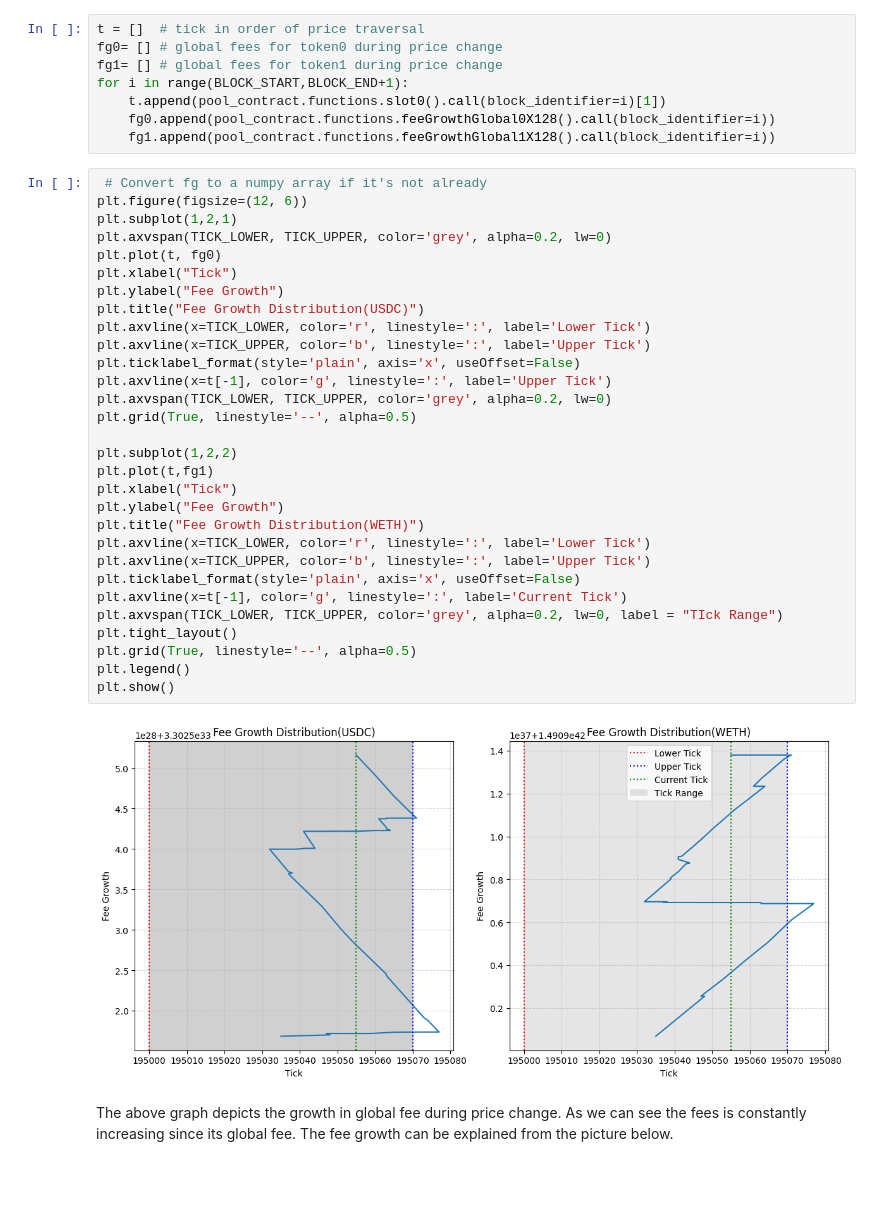
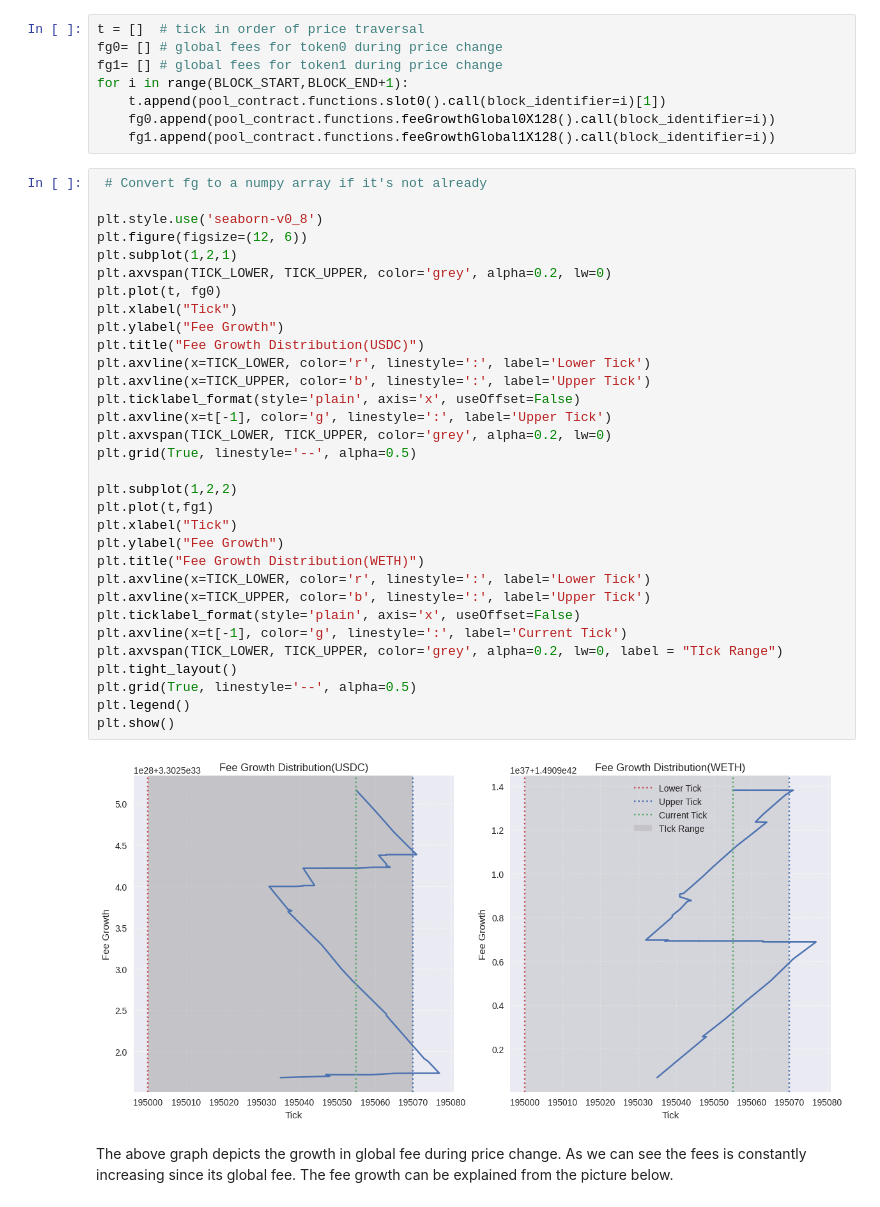
Before and after one commit to Heyymant/Halo-trading, a Jupyter notebook: HaloTrading.ipynb, the cells around one changed output. Drawn from its saved outputs; the diff is of its cells as text; blank space fills up the shorter version.

```diff
--- a/HaloTrading.ipynb
+++ b/HaloTrading.ipynb
@@ -472,36 +474,38 @@ for i in range(BLOCK_START,BLOCK_END+1):
     fg1.append(pool_contract.functions.feeGrowthGlobal1X128().call(block_identifier=i))
 # %%
  # Convert fg to a numpy array if it's not already
+
+plt.style.use('seaborn-v0_8')
 plt.figure(figsize=(12, 6))
 plt.subplot(1,2,1)
 plt.axvspan(TICK_LOWER, TICK_UPPER, color='grey', alpha=0.2, lw=0)
 plt.plot(t, fg0)
 plt.xlabel("Tick")
 plt.ylabel("Fee Growth")
 plt.title("Fee Growth Distribution(USDC)")
 plt.axvline(x=TICK_LOWER, color='r', linestyle=':', label='Lower Tick')
 plt.axvline(x=TICK_UPPER, color='b', linestyle=':', label='Upper Tick')
 plt.ticklabel_format(style='plain', axis='x', useOffset=False)
 plt.axvline(x=t[-1], color='g', linestyle=':', label='Upper Tick')
 plt.axvspan(TICK_LOWER, TICK_UPPER, color='grey', alpha=0.2, lw=0)
 plt.grid(True, linestyle='--', alpha=0.5)
 
 plt.subplot(1,2,2)
 plt.plot(t,fg1)
 plt.xlabel("Tick")
 plt.ylabel("Fee Growth")
 plt.title("Fee Growth Distribution(WETH)")
 plt.axvline(x=TICK_LOWER, color='r', linestyle=':', label='Lower Tick')
 plt.axvline(x=TICK_UPPER, color='b', linestyle=':', label='Upper Tick')
 plt.ticklabel_format(style='plain', axis='x', useOffset=False)
 plt.axvline(x=t[-1], color='g', linestyle=':', label='Current Tick')
 plt.axvspan(TICK_LOWER, TICK_UPPER, color='grey', alpha=0.2, lw=0, label = "TIck Range")
 plt.tight_layout()
 plt.grid(True, linestyle='--', alpha=0.5)
 plt.legend()
 plt.show()
 # %% [output]
-[figure, old version]
+[figure, new version]
 # %% [markdown]
 The above graph depicts the growth in global fee during price change.
 As we can see the fees is constantly increasing since its global fee.
```
Also changed, not shown: parts of 3 cells of this notebook.
